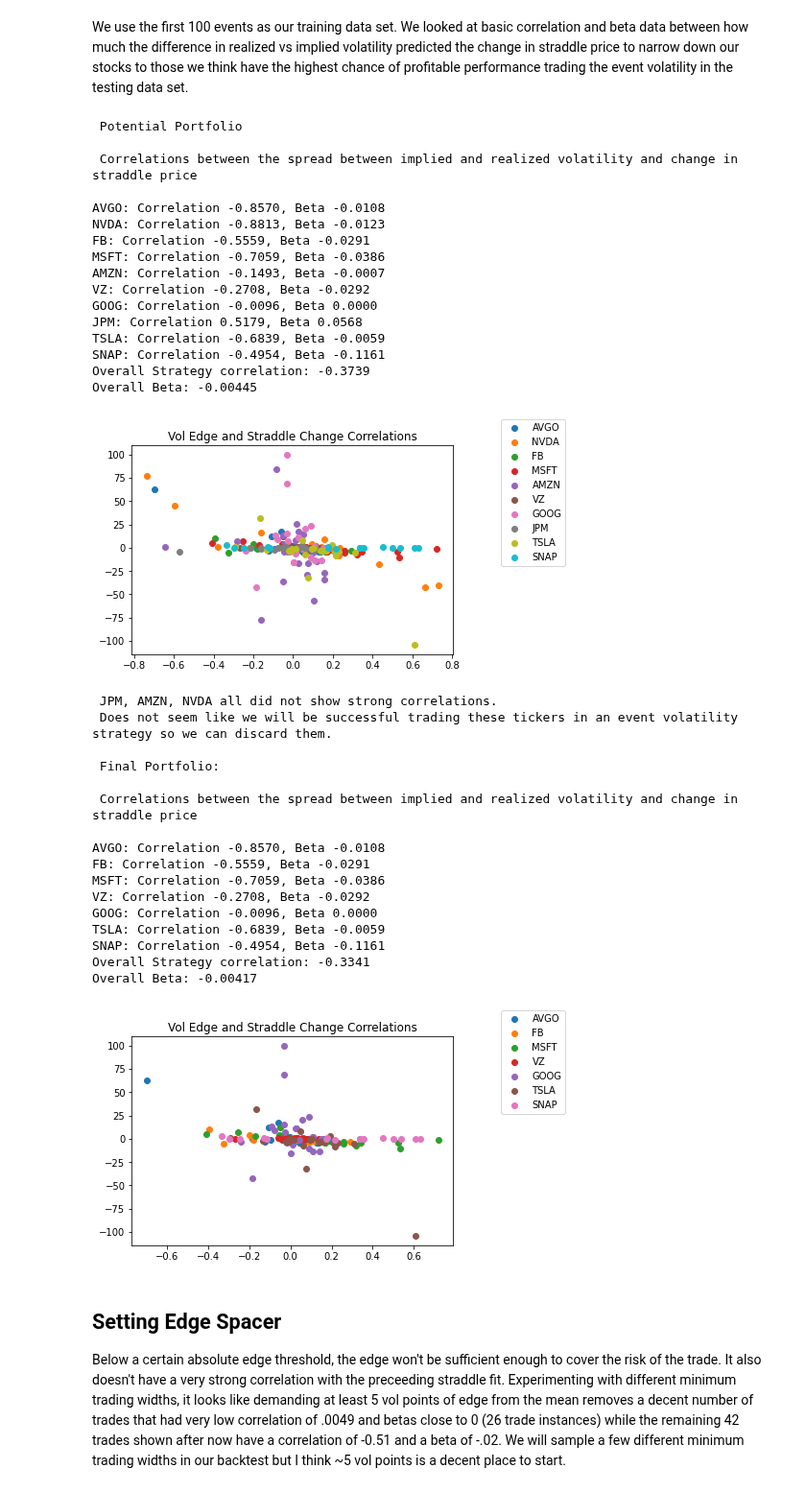
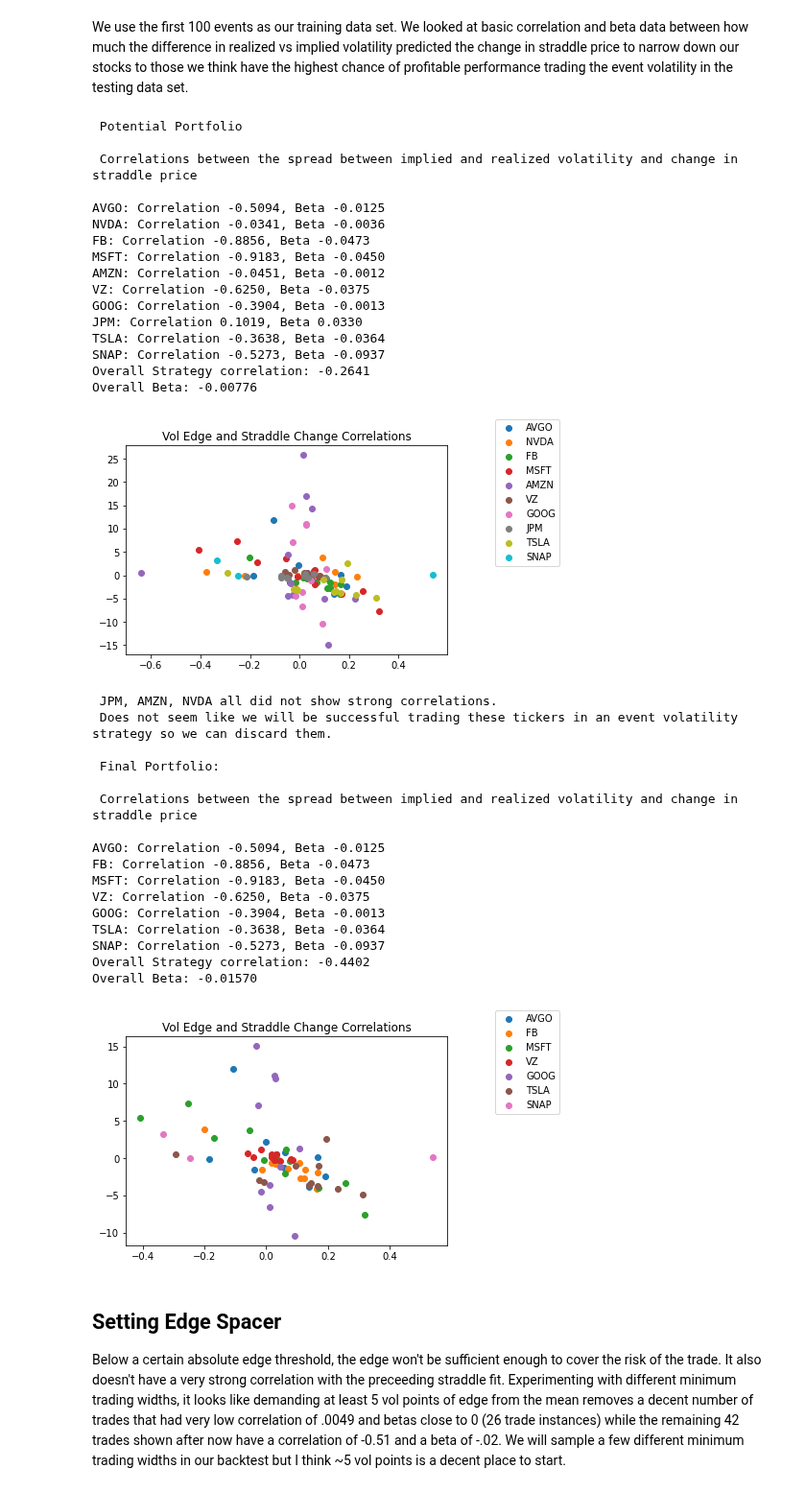
Before and after one commit to sampiaz/finmath_project, a Jupyter notebook: Krumdick_Piazza_Project_Final.ipynb, the cells around one changed output. Shown at 96% size. Saved outputs shown, nothing was run; the diff lists cells and outputs as text; code cells hidden in the pictures.

```diff
--- a/Krumdick_Piazza_Project_Final.ipynb
+++ b/Krumdick_Piazza_Project_Final.ipynb
@@ -180,32 +180,32 @@ We use the first 100 events as our training data set. We looked at basic correla
 # %%
 import statsmodels.api as sm
 from functions_folder import functions
-training = vol_straddle.reset_index()
+training = vol_straddle.reset_index()[:100]
 print('\n Potential Portfolio')
 DisplayCorrelations(training)
 
 print('\n JPM, AMZN, NVDA all did not show strong correlations. \n Does not seem like we will be successful trading these tickers in an event volatility strategy so we can discard them.')
 print('\n Final Portfolio:')
 training_sub = training[~training['ticker'].isin(['AMZN', 'JPM', 'NVDA'])]
 DisplayCorrelations(training_sub)
 # %% [output]
  Potential Portfolio
 
  Correlations between the spread between implied and realized volatility and change in straddle price
 
-AVGO: Correlation -0.8570, Beta -0.0108
-NVDA: Correlation -0.8813, Beta -0.0123
-FB: Correlation -0.5559, Beta -0.0291
-MSFT: Correlation -0.7059, Beta -0.0386
-AMZN: Correlation -0.1493, Beta -0.0007
-VZ: Correlation -0.2708, Beta -0.0292
-GOOG: Correlation -0.0096, Beta 0.0000
-JPM: Correlation 0.5179, Beta 0.0568
-TSLA: Correlation -0.6839, Beta -0.0059
-SNAP: Correlation -0.4954, Beta -0.1161
-Overall Strategy correlation: -0.3739
-Overall Beta: -0.00445
+AVGO: Correlation -0.5094, Beta -0.0125
+NVDA: Correlation -0.0341, Beta -0.0036
+FB: Correlation -0.8856, Beta -0.0473
+MSFT: Correlation -0.9183, Beta -0.0450
+AMZN: Correlation -0.0451, Beta -0.0012
+VZ: Correlation -0.6250, Beta -0.0375
+GOOG: Correlation -0.3904, Beta -0.0013
+JPM: Correlation 0.1019, Beta 0.0330
+TSLA: Correlation -0.3638, Beta -0.0364
+SNAP: Correlation -0.5273, Beta -0.0937
+Overall Strategy correlation: -0.2641
+Overall Beta: -0.00776
-[figure, old version]
+[figure, new version]
  JPM, AMZN, NVDA all did not show strong correlations.
  Does not seem like we will be successful trading these tickers in an event volatility strategy so we can discard them.
 
@@ -213,16 +213,16 @@ Overall Beta: -0.00445
 
  Correlations between the spread between implied and realized volatility and change in straddle price
 
-AVGO: Correlation -0.8570, Beta -0.0108
-FB: Correlation -0.5559, Beta -0.0291
-MSFT: Correlation -0.7059, Beta -0.0386
-VZ: Correlation -0.2708, Beta -0.0292
-GOOG: Correlation -0.0096, Beta 0.0000
-TSLA: Correlation -0.6839, Beta -0.0059
-SNAP: Correlation -0.4954, Beta -0.1161
-Overall Strategy correlation: -0.3341
-Overall Beta: -0.00417
+AVGO: Correlation -0.5094, Beta -0.0125
+FB: Correlation -0.8856, Beta -0.0473
+MSFT: Correlation -0.9183, Beta -0.0450
+VZ: Correlation -0.6250, Beta -0.0375
+GOOG: Correlation -0.3904, Beta -0.0013
+TSLA: Correlation -0.3638, Beta -0.0364
+SNAP: Correlation -0.5273, Beta -0.0937
+Overall Strategy correlation: -0.4402
+Overall Beta: -0.01570
-[figure, old version]
+[figure, new version]
 # %% [markdown]
 ## Setting Edge Spacer
 
```
Also changed, not shown: parts of 8 cells of this notebook.
